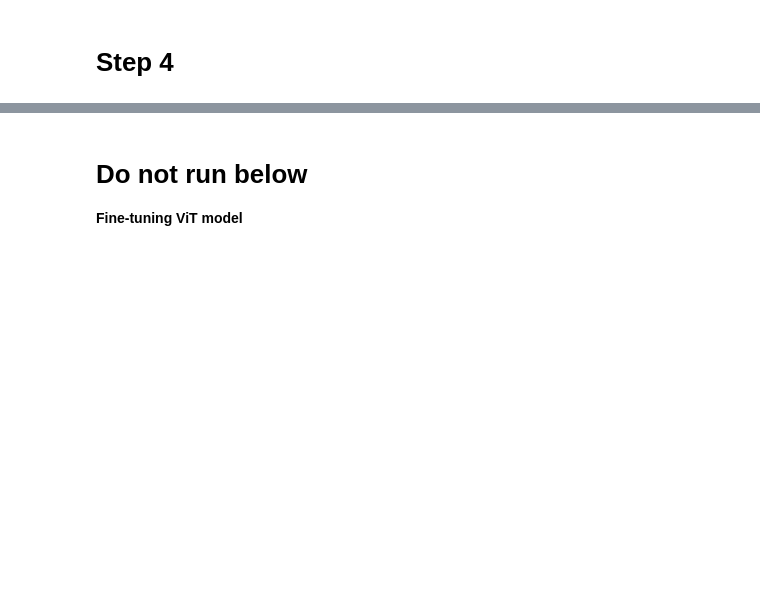
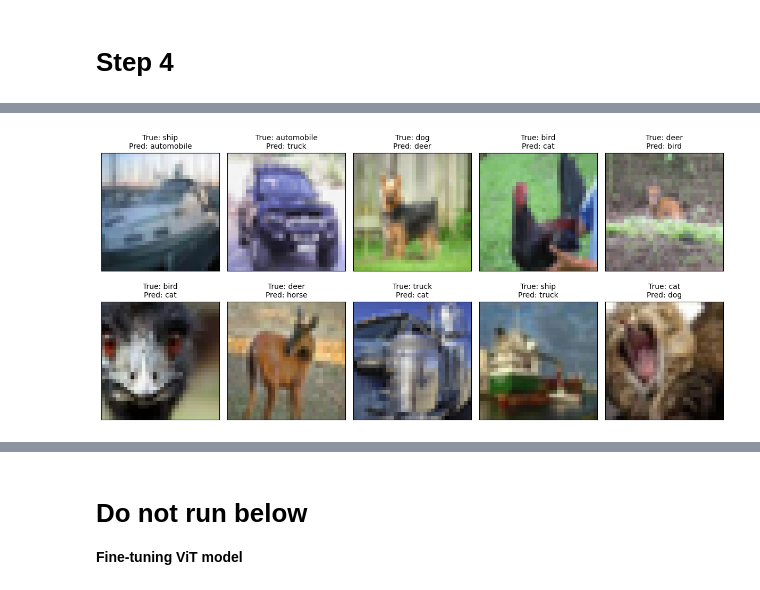
Before and after one commit to itoshiyanazawa/cnn_project, a Jupyter notebook: main.ipynb, the cells around one changed output, grey strips where cells are left out. Saved outputs shown, nothing was run; the diff lists cells and outputs as text; code cells hidden in the pictures; blank space fills up the shorter version.

```diff
--- a/main.ipynb
+++ b/main.ipynb
@@ -989,7 +920,7 @@ x = Dense(10, activation='softmax')(x)  # Output layer for 10 classes
 model_resnet = Model(inputs=base_model.input, outputs=x)
 
 # Unfreeze last 10 layers for fine-tuning
-for layer in base_model.layers[-10:]:
+for layer in base_model.layers[-20:]:
     layer.trainable = True
 
 # Compile ResNet50 model
@@ -999,5 +930,15 @@ model_resnet.compile(
     metrics=['accuracy']
 )
 
-# Train ResNet50 model
-train_progress_resnet = model_resnet.fit(x_train, y_train, epochs=10, validation_data=(x_val, y_val))
+# Define Early Stopping & ReduceLROnPlateau
+early_stopping_resnet = keras.callbacks.EarlyStopping(monitor='val_loss', patience=3, restore_best_weights=True)
+
+reduce_lr_resnet = keras.callbacks.ReduceLROnPlateau(monitor='val_loss', factor=0.5, patience=2, min_lr=0.00001, verbose=1)
+
+# Train ResNet50 with augmented dataset
+train_progress_resnet = model_resnet.fit(
+    datagen.flow(x_train, y_train, batch_size=64),
+    epochs=30,
+    validation_data=(x_val, y_val),
+    callbacks=[early_stopping_resnet, reduce_lr_resnet]
+)
@@ -1011,0 +966,12 @@ print(f"ResNet50 Model - Validation Accuracy (Fine-tuned): {score_resnet[1]:.4f}
+# %%
+# Get predictions from ResNet50
+y_pred_resnet = model_resnet.predict(x_test)
+y_pred_classes_resnet = np.argmax(y_pred_resnet, axis=1)  # Convert probabilities to class labels
+
+# Convert y_test to 1D array for comparison
+y_test_flat = y_test.flatten()
+
+# Find misclassified indices
+misclassified_indices_resnet = np.where(y_pred_classes_resnet != y_test_flat)[0]
+
+print(f"Total Misclassified Images: {len(misclassified_indices_resnet)}")
@@ -1011,0 +981,19 @@ print(f"ResNet50 Model - Validation Accuracy (Fine-tuned): {score_resnet[1]:.4f}
+# %%
+import matplotlib.pyplot as plt
+
+# Show some misclassified images
+num_images = 10  # Number of images to display
+plt.figure(figsize=(12, 6))
+
+for i, index in enumerate(misclassified_indices_resnet[:num_images]):
+    plt.subplot(2, 5, i + 1)
+    plt.imshow(x_test[index])  # Show misclassified image
+    plt.xticks([]); plt.yticks([])
+    true_label = cifar10_labels[y_test_flat[index]]
+    pred_label = cifar10_labels[y_pred_classes_resnet[index]]
+    plt.title(f"True: {true_label}\nPred: {pred_label}", fontsize=10)
+
+plt.tight_layout()
+plt.show()
+# %% [output]
+[figure, added]
```
Also changed, not shown: parts of 22 cells of this notebook.
